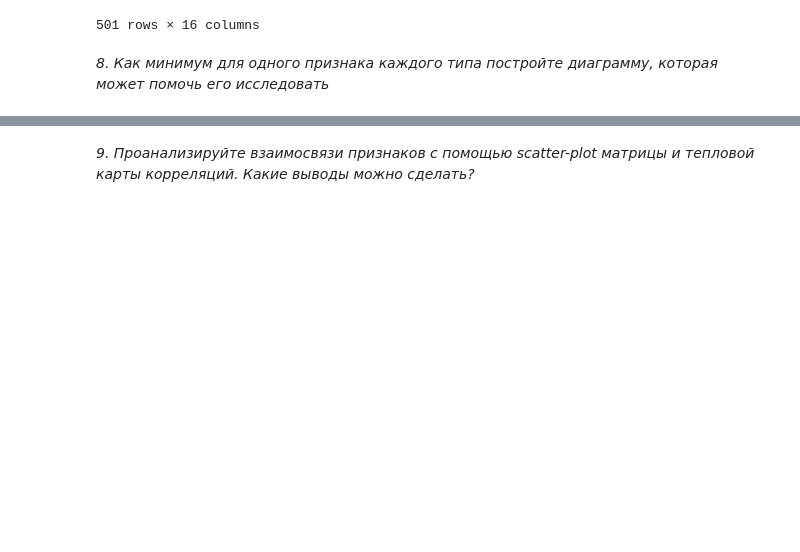
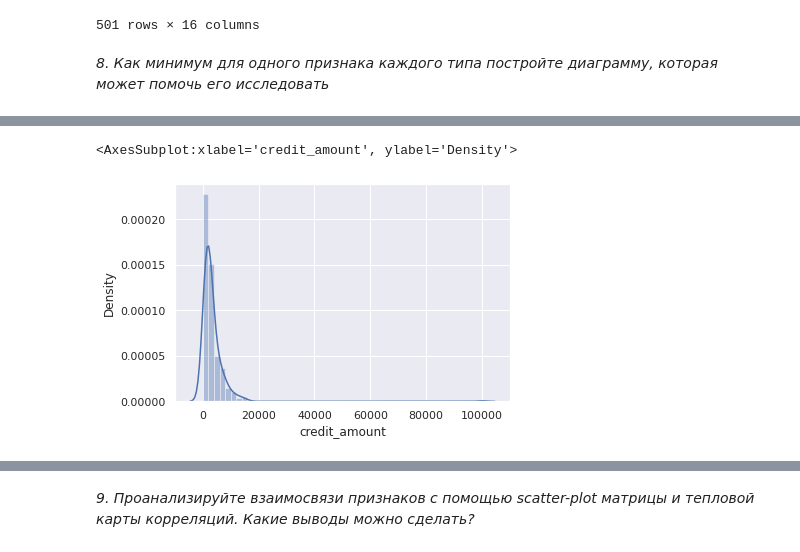
Before and after one commit to PavPar/iad-labs, a Jupyter notebook: lab_1.ipynb, the cells around one changed output, grey strips where cells are left out. Drawn from its saved outputs; the diff is of its cells as text; code cells hidden in the pictures; blank space fills up the shorter version.

```diff
--- a/lab_1.ipynb
+++ b/lab_1.ipynb
@@ -229,0 +263,5 @@ credit_df.fillna('own')
+# %%
+sns.distplot(numericDF['credit_amount'])
+# %% [output]
+<AxesSubplot:xlabel='credit_amount', ylabel='Density'>
+[figure, added]
```
Also changed, not shown: parts of 13 cells of this notebook, 2 other files.
